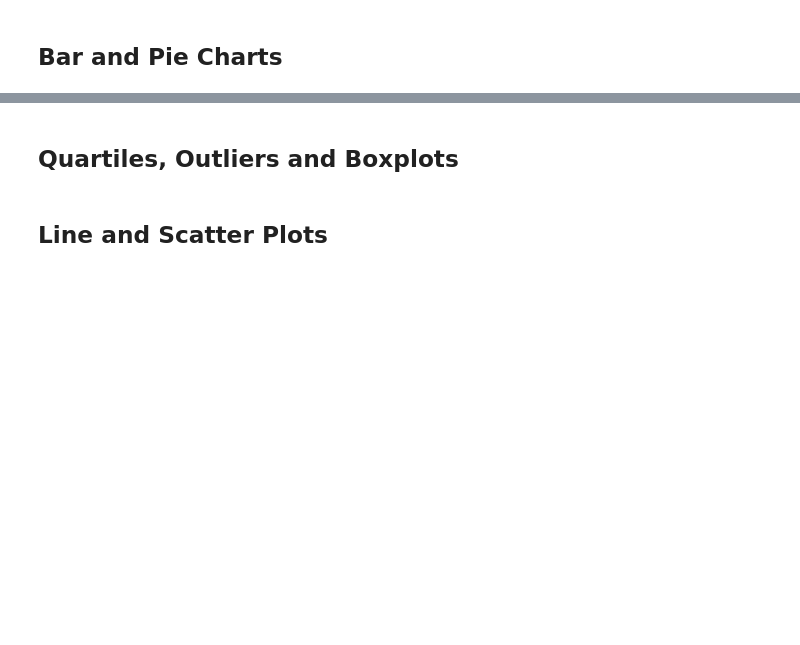
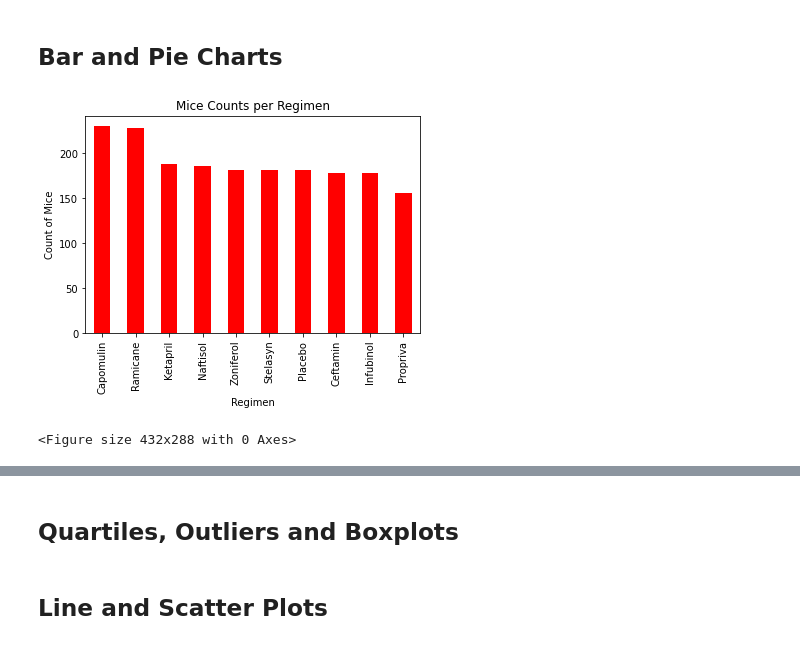
Before and after one commit to jeodaysju/plot-challenge, a Jupyter notebook: pymaceuticals_starter.ipynb, the cells around one changed output, grey strips where cells are left out. Saved outputs shown, nothing was run; the diff lists cells and outputs as text; code cells hidden in the pictures; blank space fills up the shorter version.

Commit message:
Finished bar charts

```diff
--- a/pymaceuticals_starter.ipynb
+++ b/pymaceuticals_starter.ipynb
@@ -121,4 +145,21 @@ count1
 # %%
 # Use Pandas to generate a bar plot showing the total number of mice in each treatment regimen throughout the course of the study.
 
 ## Note: this plot will be identical to the one that uses Pyplot
+regimen_cnt = clean_mouse_df["Drug Regimen"].value_counts()
+# regimen_cnt
+regimen_cnt.plot(kind="bar", facecolor="red")
+
+# Set textual properties
+plt.title("Mice Counts per Regimen")
+plt.ylabel("Count of Mice")
+plt.xlabel("Regimen")
+
+# Show plot
+plt.show()
+
+# Resize plot to display labels
+plt.tight_layout()
+# %% [output]
+[figure, added]
+<Figure size 432x288 with 0 Axes>
```
Also changed, not shown: parts of 8 cells of this notebook.
